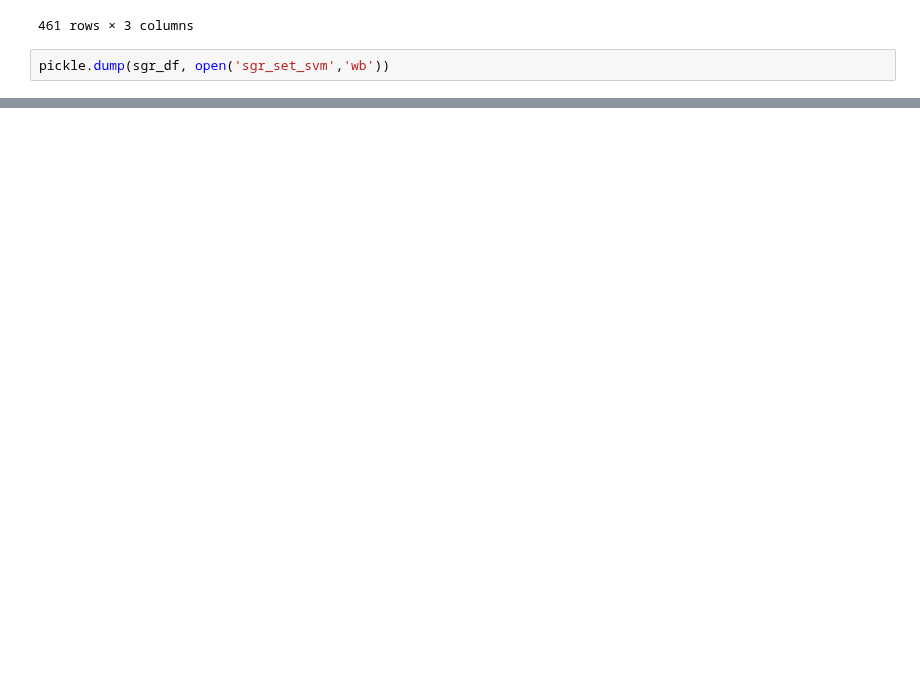
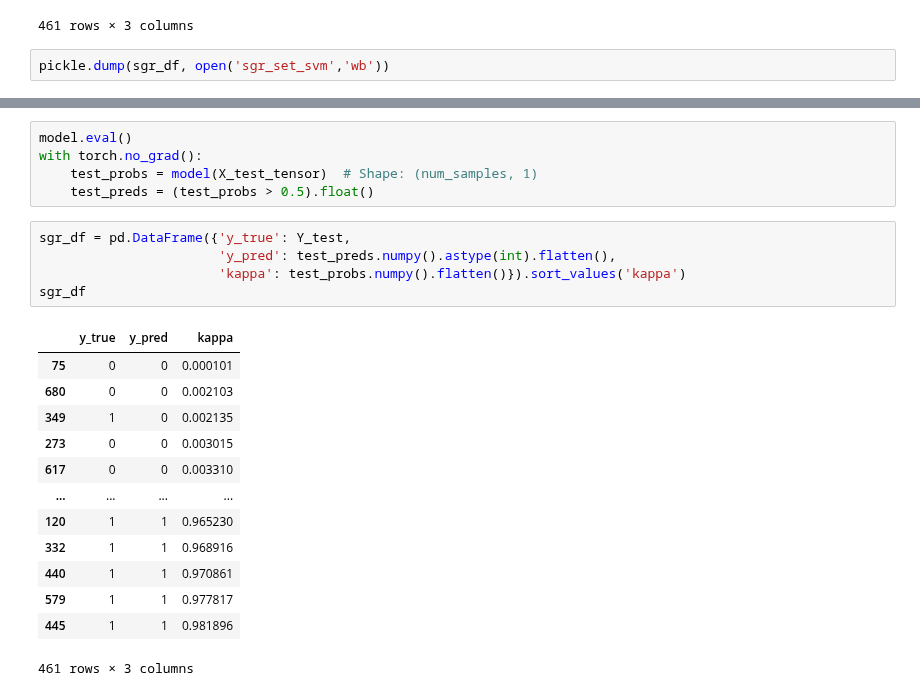
Before and after one commit to EmilienJemelen/selective-classification, a Jupyter notebook: experiments/PIMA/build_sgr_sets.ipynb, the cells around one changed output, grey strips where cells are left out. Cells and saved outputs as stored; diff of their text form; blank space fills up the shorter version.

```diff
--- a/experiments/PIMA/build_sgr_sets.ipynb
+++ b/experiments/PIMA/build_sgr_sets.ipynb
@@ -161,0 +231,24 @@ pickle.dump(sgr_df, open('sgr_set_svm','wb'))
+# %%
+model.eval()
+with torch.no_grad():
+    test_probs = model(X_test_tensor)  # Shape: (num_samples, 1)
+    test_preds = (test_probs > 0.5).float()
+# %%
+sgr_df = pd.DataFrame({'y_true': Y_test,
+                       'y_pred': test_preds.numpy().astype(int).flatten(),
+                       'kappa': test_probs.numpy().flatten()}).sort_values('kappa')
+sgr_df
+# %% [output]
+|  | y_true | y_pred | kappa |
+| 75 | 0 | 0 | 0.000101 |
+| 680 | 0 | 0 | 0.002103 |
+| 349 | 1 | 0 | 0.002135 |
+| 273 | 0 | 0 | 0.003015 |
+| 617 | 0 | 0 | 0.003310 |
+| ... | ... | ... | ... |
+| 120 | 1 | 1 | 0.965230 |
+| 332 | 1 | 1 | 0.968916 |
+| 440 | 1 | 1 | 0.970861 |
+| 579 | 1 | 1 | 0.977817 |
+| 445 | 1 | 1 | 0.981896 |
+461 rows × 3 columns
```
Also changed, not shown: parts of 7 cells of this notebook, 5 other files.
